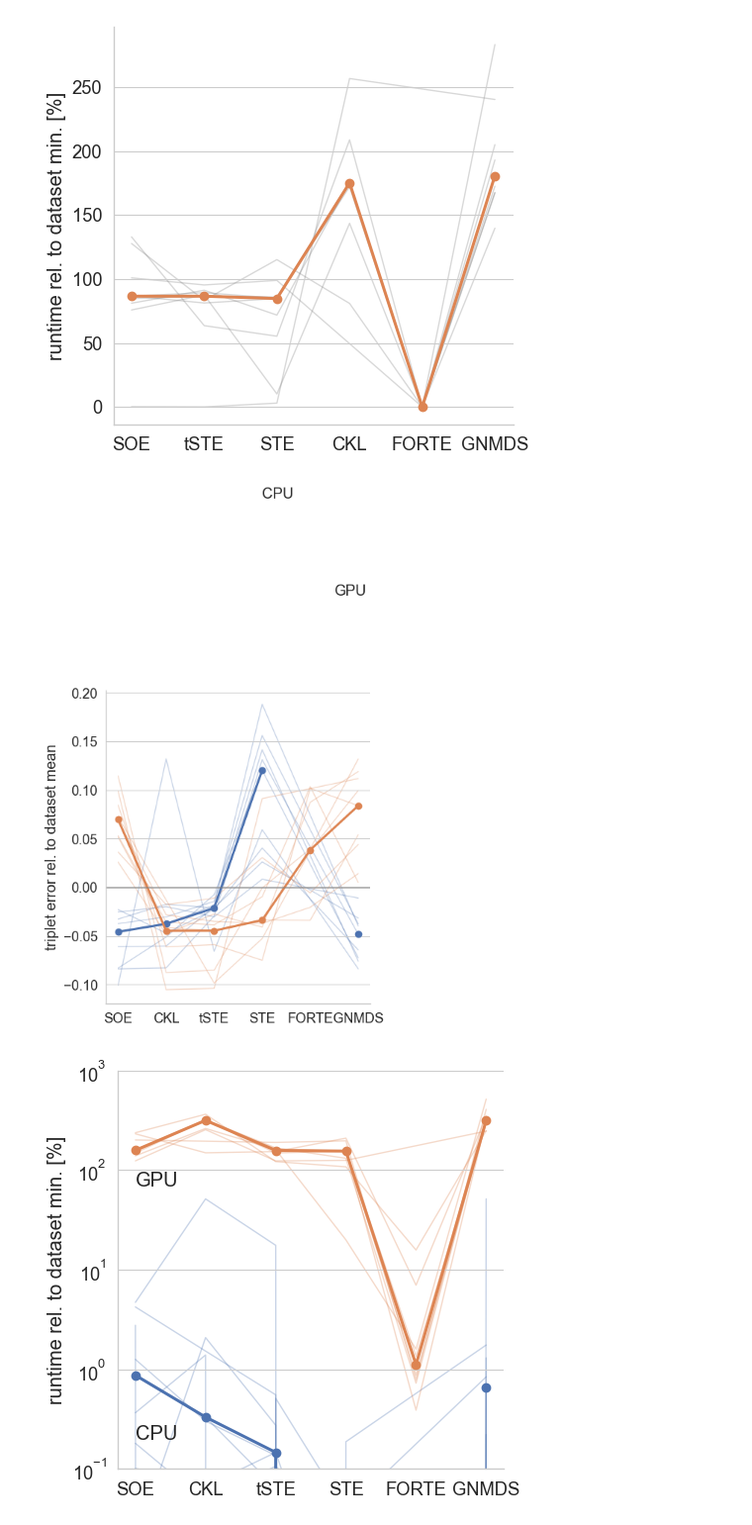
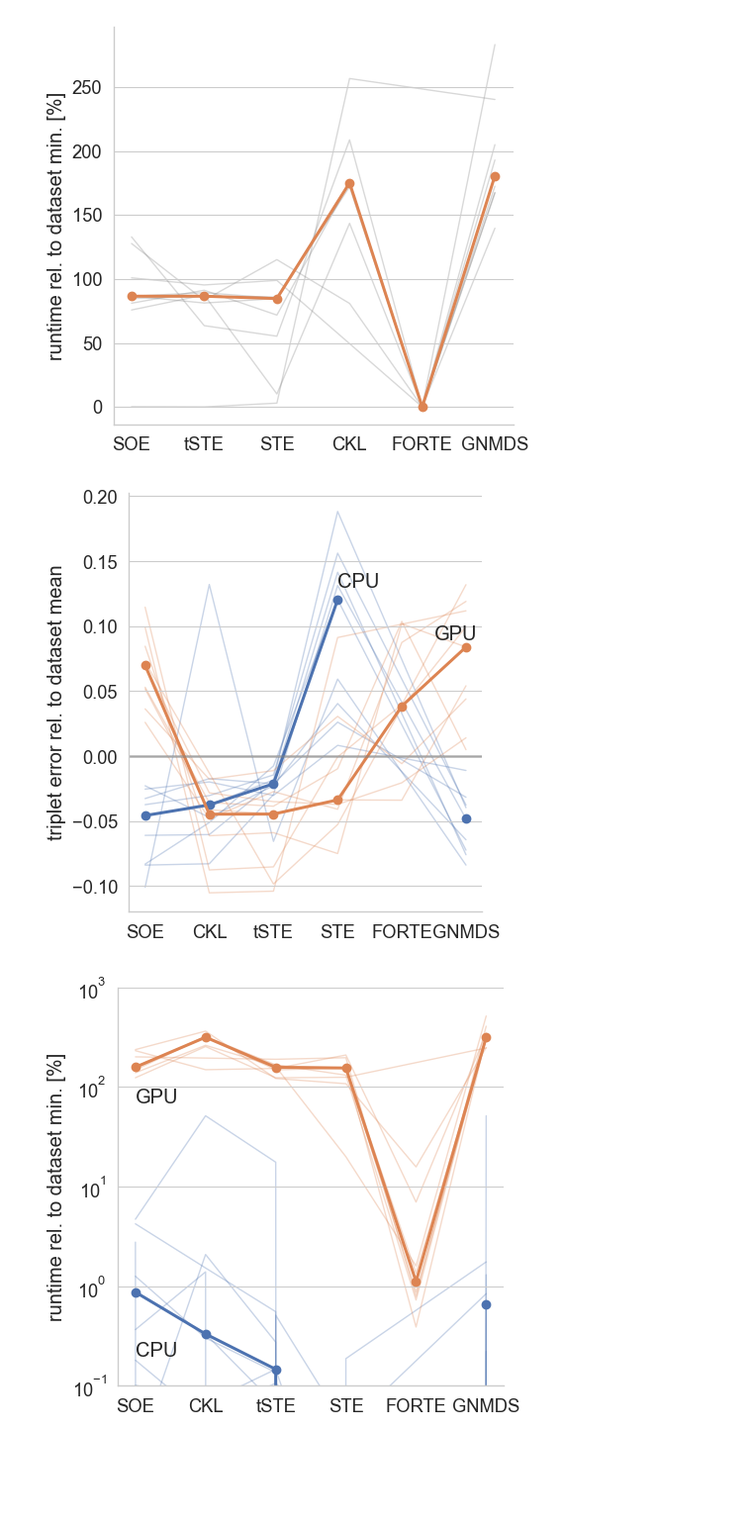
Before and after one commit to cblearn/cblearn-benchmark, a Jupyter notebook: scripts/plot_results.ipynb, the cells around one changed output. Shown at 99% size. Drawn from its saved outputs; the diff is of its cells as text; code cells hidden in the pictures; blank space fills up the shorter version.

```diff
--- a/scripts/plot_results.ipynb
+++ b/scripts/plot_results.ipynb
@@ -283,22 +283,22 @@ fg.savefig(plot_dir / f'deltatime-per-algorithm_cblearn-gpu.png')
 # %%
 df = results.query('library == "cblearn"').copy(deep=True)
 fg = plot_error_improvement(df, hue='proc', hue_order=['CPU', 'GPU'], orient='v', legend=False)
 fg.set_titles('GPU = {col_name}')
-plt.text(4.5, 0.3, 'GPU')
-plt.text(3, 0.4, 'CPU')
+plt.text(4.5, 0.09, 'GPU')
+plt.text(3, 0.13, 'CPU')
 fg.savefig(plot_dir / f'deltaerror-per-algorithm_cblearn-all.pdf')
 fg.savefig(plot_dir / f'deltaerror-per-algorithm_cblearn-all.png')
 
 fg = plot_time_improvement(df, hue='proc', hue_order=['CPU', 'GPU'], legend=False)
 plt.text(0, 70, 'GPU')
 plt.text(0, 0.2, 'CPU')
 #fg.legend.set_title('')
 fg.set(yscale='log', ylim=(0.1, 1000))
 #sns.move_legend(fg, 'upper left', frameon=True, bbox_to_anchor=(0.3, 0.8))
 fg.savefig(plot_dir / f'deltatime-per-algorithm_cblearn-all.pdf')
 fg.savefig(plot_dir / f'deltatime-per-algorithm_cblearn-all.png')
 # %% [output]
-[figure, old version]
+[figure, new version]
 [figure]
 # %%
 df = results[results.algorithm.isin(['SOE', 'STE', 'tSTE', 'CKL', 'GNMDS']) & ~results.is_gpu].copy(deep=True)
```
